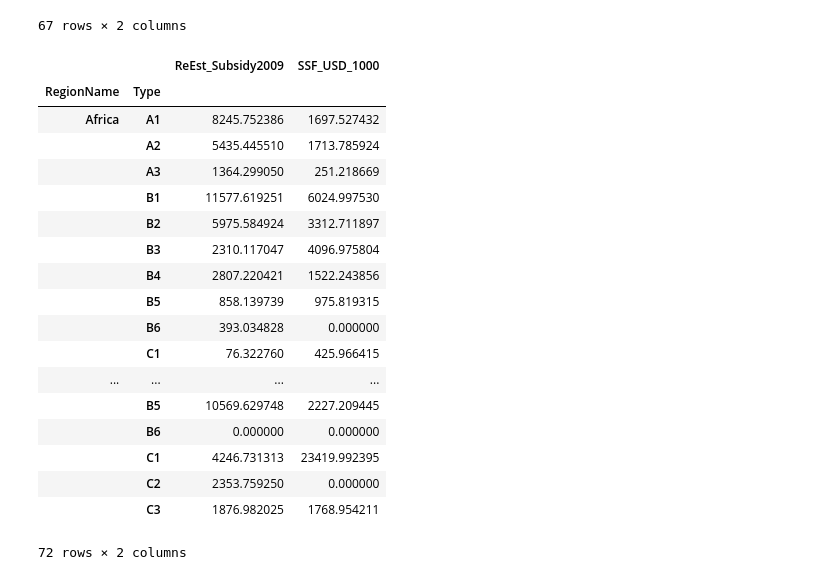
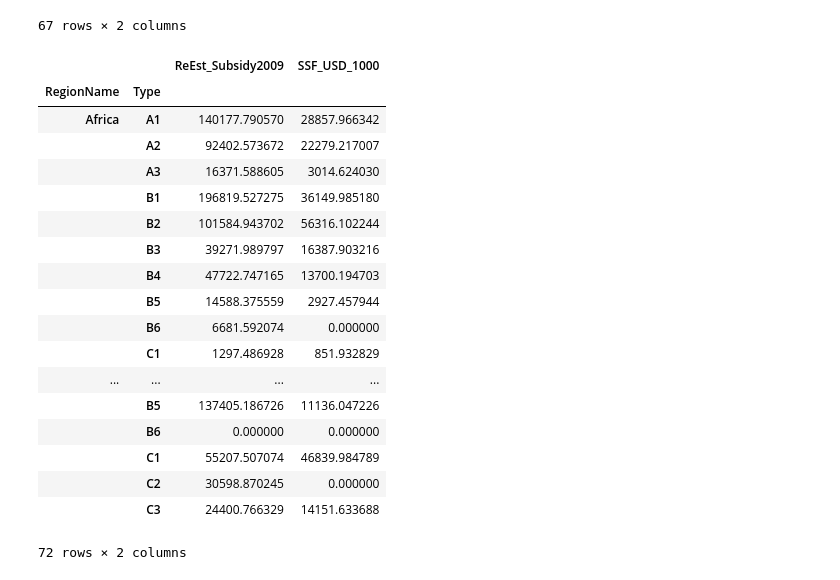
Before and after one commit to annaschu/subsidies, a Jupyter notebook: Subsidies.ipynb, the cells around one changed output. Cells and saved outputs as stored; diff of their text form; code cells hidden in the pictures.

```diff
--- a/Subsidies.ipynb
+++ b/Subsidies.ipynb
@@ -133,26 +133,26 @@ subdata2.groupby(['RegionName','Countries']).sum()
 |  | Venezuela | 46380.764156 | 32684.638825 |
 67 rows × 2 columns
 # %%
-subdata2.groupby(['RegionName','Type']).mean()
+subdata2.groupby(['RegionName','Type']).sum()
 # %% [output]
 |  |  | ReEst_Subsidy2009 | SSF_USD_1000 |
 | RegionName | Type |  |  |
-| Africa | A1 | 8245.752386 | 1697.527432 |
-|  | A2 | 5435.445510 | 1713.785924 |
-|  | A3 | 1364.299050 | 251.218669 |
-|  | B1 | 11577.619251 | 6024.997530 |
-|  | B2 | 5975.584924 | 3312.711897 |
-|  | B3 | 2310.117047 | 4096.975804 |
-|  | B4 | 2807.220421 | 1522.243856 |
-|  | B5 | 858.139739 | 975.819315 |
-|  | B6 | 393.034828 | 0.000000 |
-|  | C1 | 76.322760 | 425.966415 |
+| Africa | A1 | 140177.790570 | 28857.966342 |
+|  | A2 | 92402.573672 | 22279.217007 |
+|  | A3 | 16371.588605 | 3014.624030 |
+|  | B1 | 196819.527275 | 36149.985180 |
+|  | B2 | 101584.943702 | 56316.102244 |
+|  | B3 | 39271.989797 | 16387.903216 |
+|  | B4 | 47722.747165 | 13700.194703 |
+|  | B5 | 14588.375559 | 2927.457944 |
+|  | B6 | 6681.592074 | 0.000000 |
+|  | C1 | 1297.486928 | 851.932829 |
 | ... | ... | ... | ... |
-|  | B5 | 10569.629748 | 2227.209445 |
+|  | B5 | 137405.186726 | 11136.047226 |
 |  | B6 | 0.000000 | 0.000000 |
-|  | C1 | 4246.731313 | 23419.992395 |
-|  | C2 | 2353.759250 | 0.000000 |
-|  | C3 | 1876.982025 | 1768.954211 |
+|  | C1 | 55207.507074 | 46839.984789 |
+|  | C2 | 30598.870245 | 0.000000 |
+|  | C3 | 24400.766329 | 14151.633688 |
 72 rows × 2 columns
 # %%
 subdata1.groupby(['RegionName','Countries']).mean()
```
Also changed, not shown: parts of 23 cells of this notebook.
